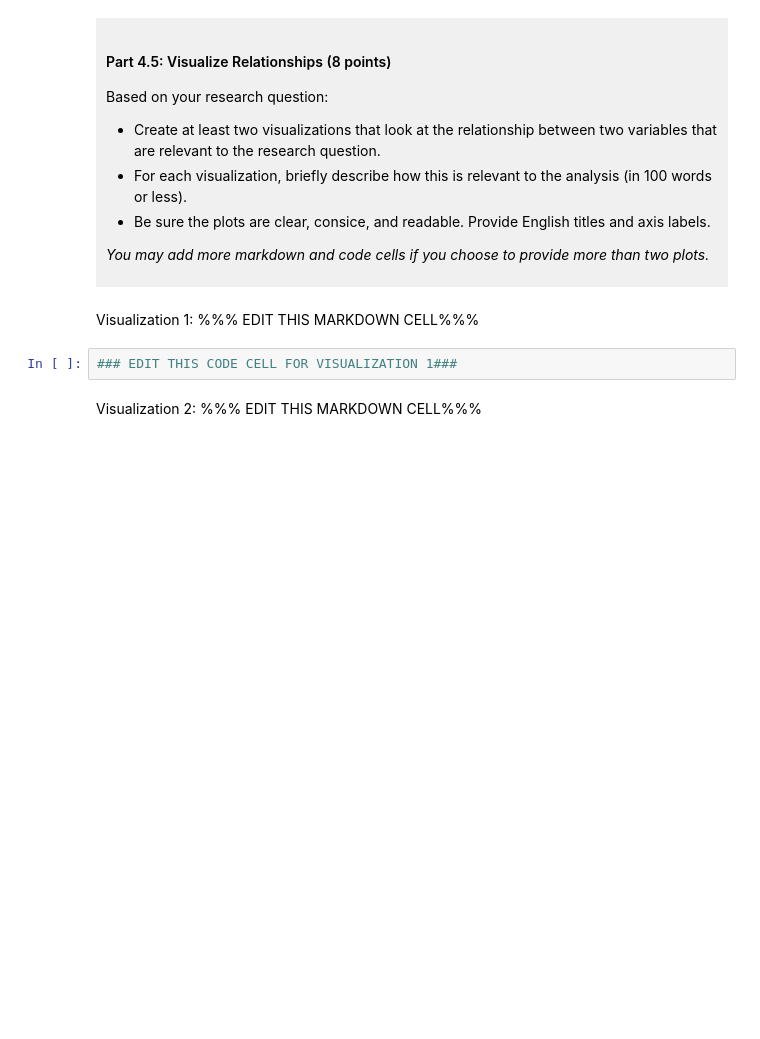
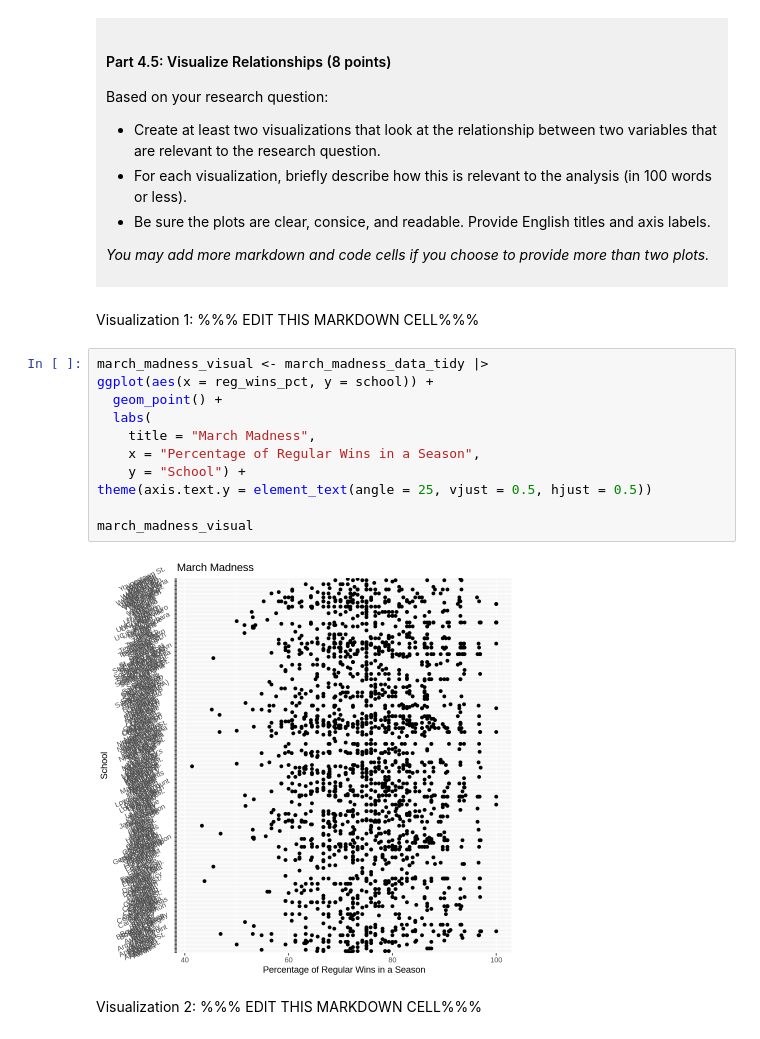
Before and after one commit to ablaskovubc/dsci-100-project-ava-blaskovich, a Jupyter notebook: dsci-100-project-notebook.ipynb, the cells around one changed output. Cells and saved outputs as stored; diff of their text form; blank space fills up the shorter version.

```diff
--- a/dsci-100-project-notebook.ipynb
+++ b/dsci-100-project-notebook.ipynb
@@ -309,7 +363,18 @@ Based on your research question:
 # %% [markdown]
 Visualization 1: %%% EDIT THIS MARKDOWN CELL%%%
 # %%
-### EDIT THIS CODE CELL FOR VISUALIZATION 1###
+march_madness_visual <- march_madness_data_tidy |>
+ggplot(aes(x = reg_wins_pct, y = school)) +
+  geom_point() +
+  labs(
+    title = "March Madness",
+    x = "Percentage of Regular Wins in a Season",
+    y = "School") +
+theme(axis.text.y = element_text(angle = 25, vjust = 0.5, hjust = 0.5))
+
+march_madness_visual
+# %% [output]
+[figure, added]
 # %% [markdown]
 Visualization 2: %%% EDIT THIS MARKDOWN CELL%%%
 # %%
```
Also changed, not shown: parts of 6 cells of this notebook.
